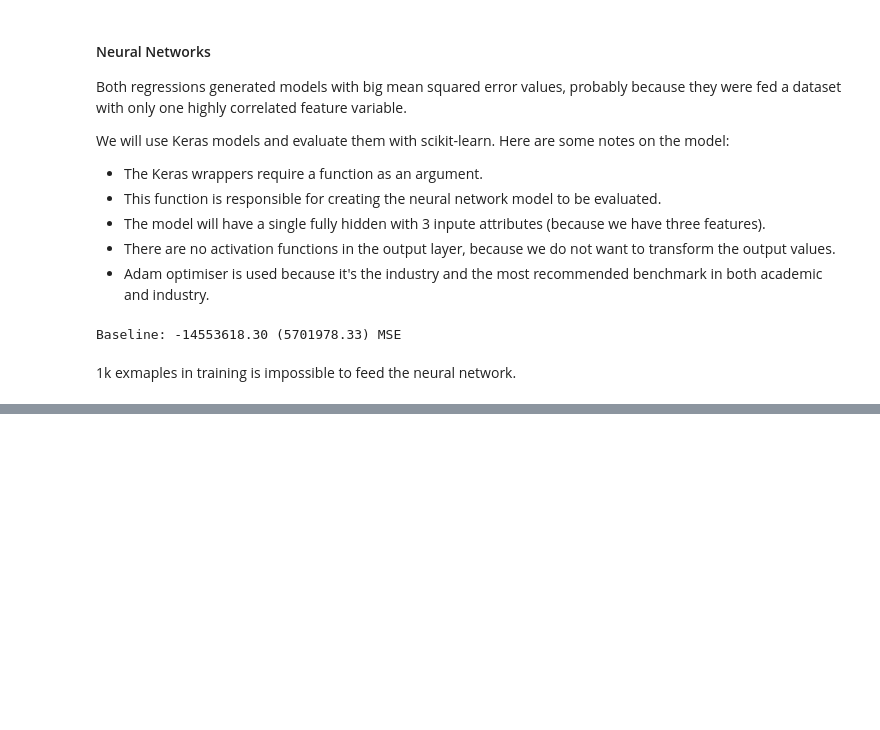
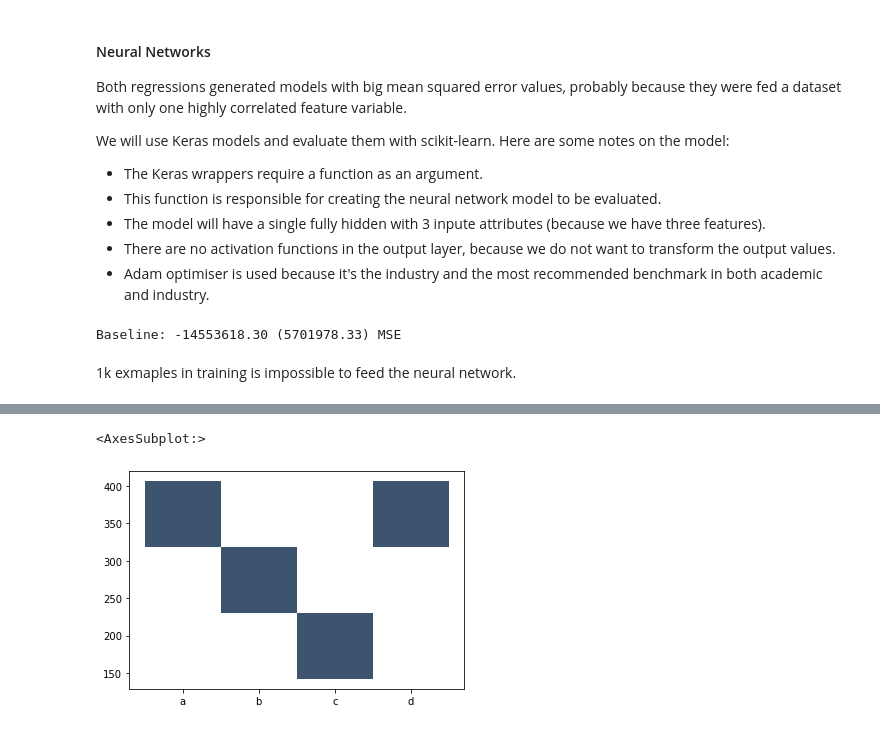
Before and after one commit to codeteme/goodreads_sales_prediction, a Jupyter notebook: scripts/analysis.ipynb, the cells around one changed output, grey strips where cells are left out. Saved outputs shown, nothing was run; the diff lists cells and outputs as text; code cells hidden in the pictures; blank space fills up the shorter version.

```diff
--- a/scripts/analysis.ipynb
+++ b/scripts/analysis.ipynb
@@ -557,3 +557,8 @@ df_r.describe()
+# %%
+sns.histplot(x=["a","b","c","d"],y=avg_shelved)
+# %% [output]
+<AxesSubplot:>
+[figure, added]
 # %%
 df_s.describe()
 # %% [output]
```
Also changed, not shown: parts of 4 cells of this notebook, 3 other files.
